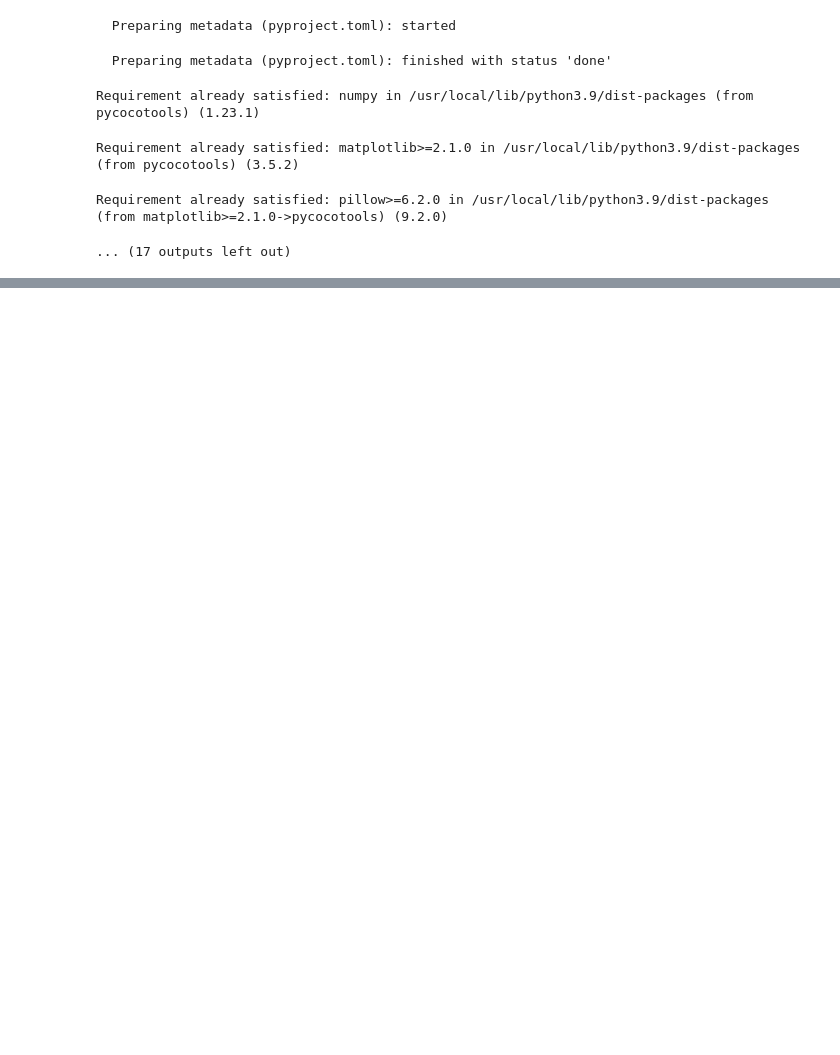
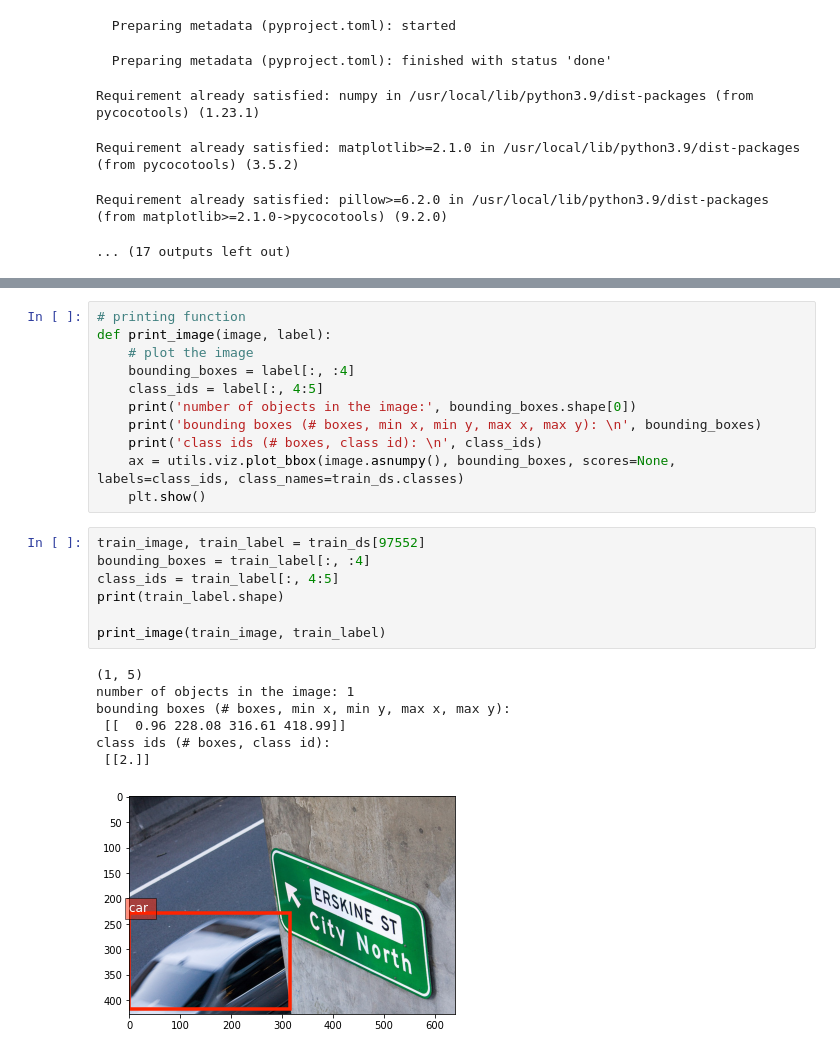
Before and after one commit to ERUD1T3/real-time-object-detector, a Jupyter notebook: src/proj2_rtod.ipynb, the cells around one changed output, grey strips where cells are left out. Saved outputs shown, nothing was run; the diff lists cells and outputs as text; blank space fills up the shorter version.

```diff
--- a/src/proj2_rtod.ipynb
+++ b/src/proj2_rtod.ipynb
@@ -180,0 +173,26 @@ Label: [[116.32 251.61 201.02 439.9    0.  ]
+# %%
+# printing function
+def print_image(image, label):
+    # plot the image
+    bounding_boxes = label[:, :4]
+    class_ids = label[:, 4:5]
+    print('number of objects in the image:', bounding_boxes.shape[0])
+    print('bounding boxes (# boxes, min x, min y, max x, max y): \n', bounding_boxes)
+    print('class ids (# boxes, class id): \n', class_ids)
+    ax = utils.viz.plot_bbox(image.asnumpy(), bounding_boxes, scores=None, labels=class_ids, class_names=train_ds.classes)
+    plt.show()
+# %%
+train_image, train_label = train_ds[97552]
+bounding_boxes = train_label[:, :4]
+class_ids = train_label[:, 4:5]
+print(train_label.shape)
+
+print_image(train_image, train_label)
+# %% [output]
+(1, 5)
+number of objects in the image: 1
+bounding boxes (# boxes, min x, min y, max x, max y):
+ [[  0.96 228.08 316.61 418.99]]
+class ids (# boxes, class id):
+ [[2.]]
+[figure, added]
```
Also changed, not shown: parts of 3 cells of this notebook.
